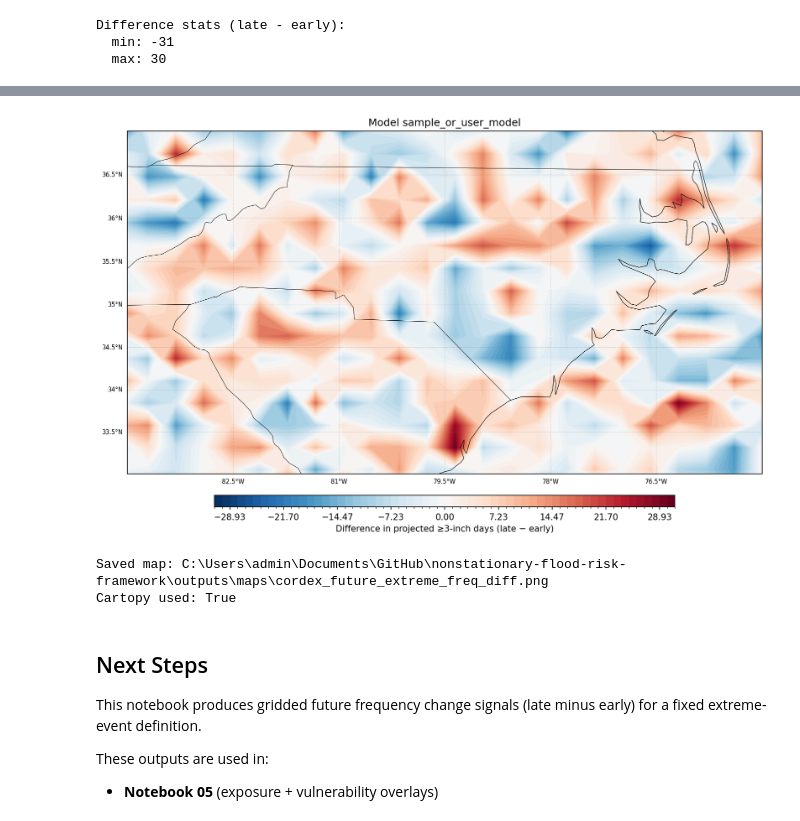
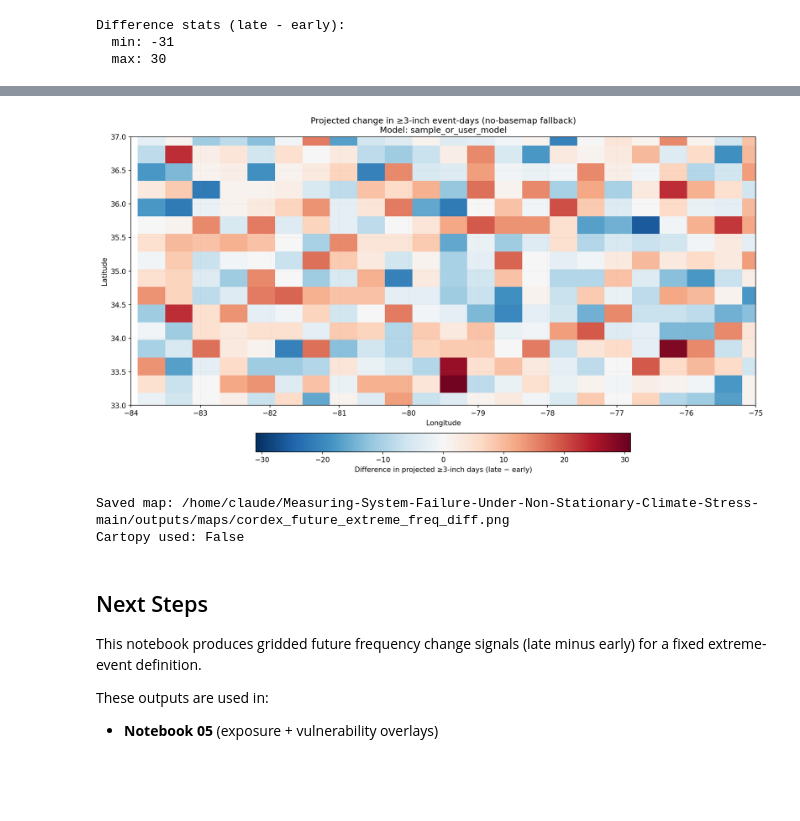
Before and after one commit to snottybrood/Measuring-System-Failure-Under-Non-Stationary-Climate-Stress, a Jupyter notebook: notebooks/04_cordex_future_frequency.ipynb, the cells around one changed output, grey strips where cells are left out. Cells and saved outputs as stored; diff of their text form; code cells hidden in the pictures; blank space fills up the shorter version.

```diff
--- a/notebooks/04_cordex_future_frequency.ipynb
+++ b/notebooks/04_cordex_future_frequency.ipynb
@@ -376,36 +375,45 @@ if use_cartopy:
 else:
     ax = plt.gca()
     ax.grid(True, linewidth=0.5, alpha=0.35, linestyle=":")
 
     plot_lon_min = max(map_lon_min, data_lon_min)
     plot_lon_max = min(map_lon_max, data_lon_max)
     plot_lat_min = max(map_lat_min, data_lat_min)
     plot_lat_max = min(map_lat_max, data_lat_max)
 
     if plot_lon_min >= plot_lon_max or plot_lat_min >= plot_lat_max:
         plot_lon_min, plot_lon_max = data_lon_min, data_lon_max
         plot_lat_min, plot_lat_max = data_lat_min, data_lat_max
 
     freq_plot = freq_diff.sel(
         lon=slice(plot_lon_min, plot_lon_max),
         lat=slice(plot_lat_min, plot_lat_max)
     )
 
 
     ax.set_xlim(plot_lon_min, plot_lon_max)
     ax.set_ylim(plot_lat_min, plot_lat_max)
     ax.set_xlabel("Longitude")
     ax.set_ylabel("Latitude")
     plt.title(f"Projected change in ≥3-inch event-days (no-basemap fallback)\nModel: {MODEL_LABEL}")
 
+    mesh = ax.pcolormesh(
+        freq_plot["lon"], freq_plot["lat"], freq_plot.values,
+        cmap=cmap, vmin=-absmax, vmax=absmax, shading="auto"
+    )
+    plt.colorbar(
+        mesh, ax=ax, orientation="horizontal", shrink=0.6, pad=0.08,
+        label="Difference in projected ≥3-inch days (late − early)"
+    )
+
 plt.savefig(OUT_MAP_PNG, bbox_inches="tight")
 plt.show()
 print("Saved map:", OUT_MAP_PNG)
 print("Cartopy used:", use_cartopy)
 # %% [output]
-[figure, old version]
+[figure, new version]
-Saved map: C:\Users\admin\Documents\GitHub\nonstationary-flood-risk-framework\outputs\maps\cordex_future_extreme_freq_diff.png
-Cartopy used: True
+Saved map: /home/claude/Measuring-System-Failure-Under-Non-Stationary-Climate-Stress-main/outputs/maps/cordex_future_extreme_freq_diff.png
+Cartopy used: False
 # %% [markdown]
 ## Next Steps
 
```
Also changed, not shown: parts of 5 cells of this notebook.
